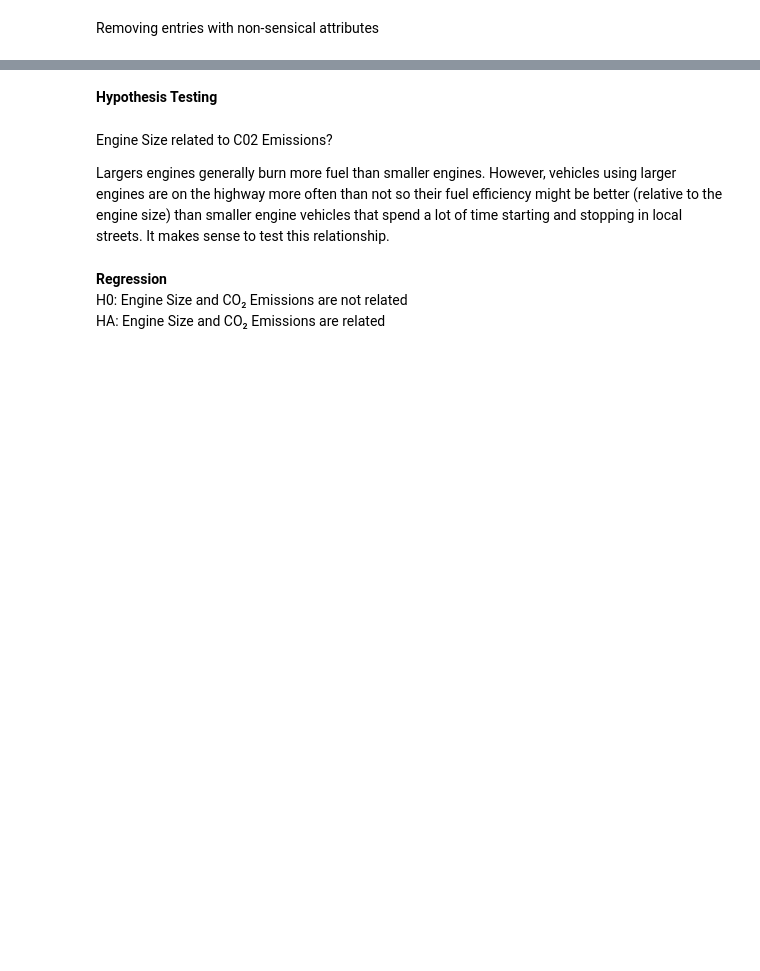
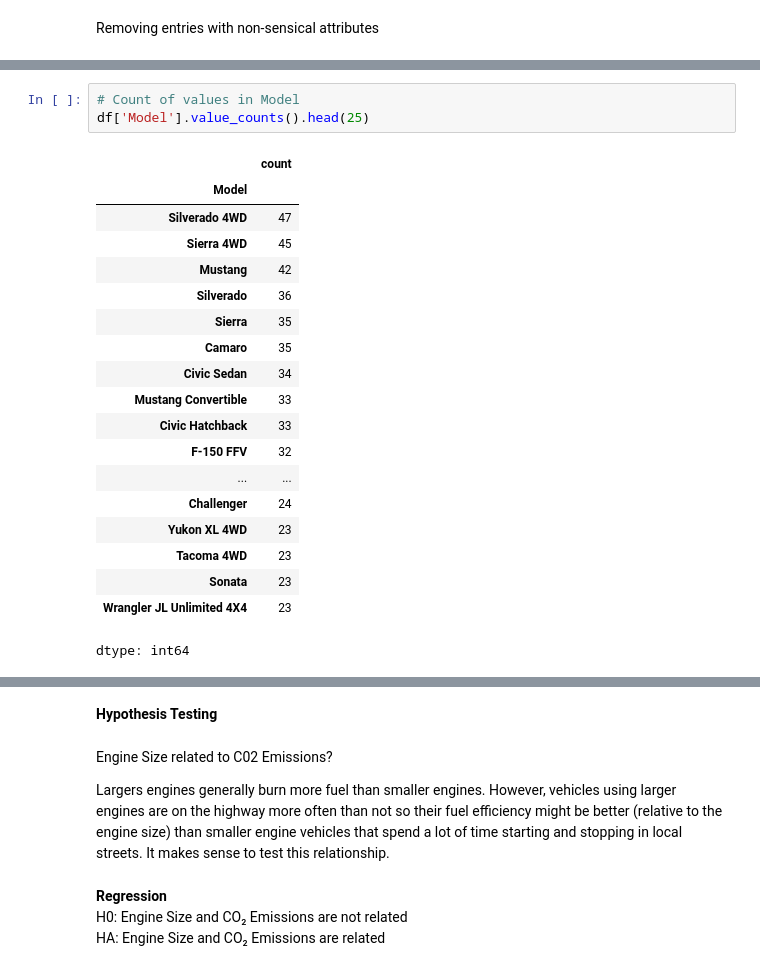
Before and after one commit to KalebW1229/CMSC320-Final-Project, a Jupyter notebook: checkpoint2.ipynb, the cells around one changed output, grey strips where cells are left out. Drawn from its saved outputs; the diff is of its cells as text; blank space fills up the shorter version.

```diff
--- a/checkpoint2.ipynb
+++ b/checkpoint2.ipynb
@@ -96,0 +173,23 @@ df.describe()
+# %%
+# Count of values in Model
+df['Model'].value_counts().head(25)
+# %% [output]
+|  | count |
+| Model |  |
+| Silverado 4WD | 47 |
+| Sierra 4WD | 45 |
+| Mustang | 42 |
+| Silverado | 36 |
+| Sierra | 35 |
+| Camaro | 35 |
+| Civic Sedan | 34 |
+| Mustang Convertible | 33 |
+| Civic Hatchback | 33 |
+| F-150 FFV | 32 |
+| ... | ... |
+| Challenger | 24 |
+| Yukon XL 4WD | 23 |
+| Tacoma 4WD | 23 |
+| Sonata | 23 |
+| Wrangler JL Unlimited 4X4 | 23 |
+dtype: int64
```
Also changed, not shown: parts of 14 cells of this notebook.
